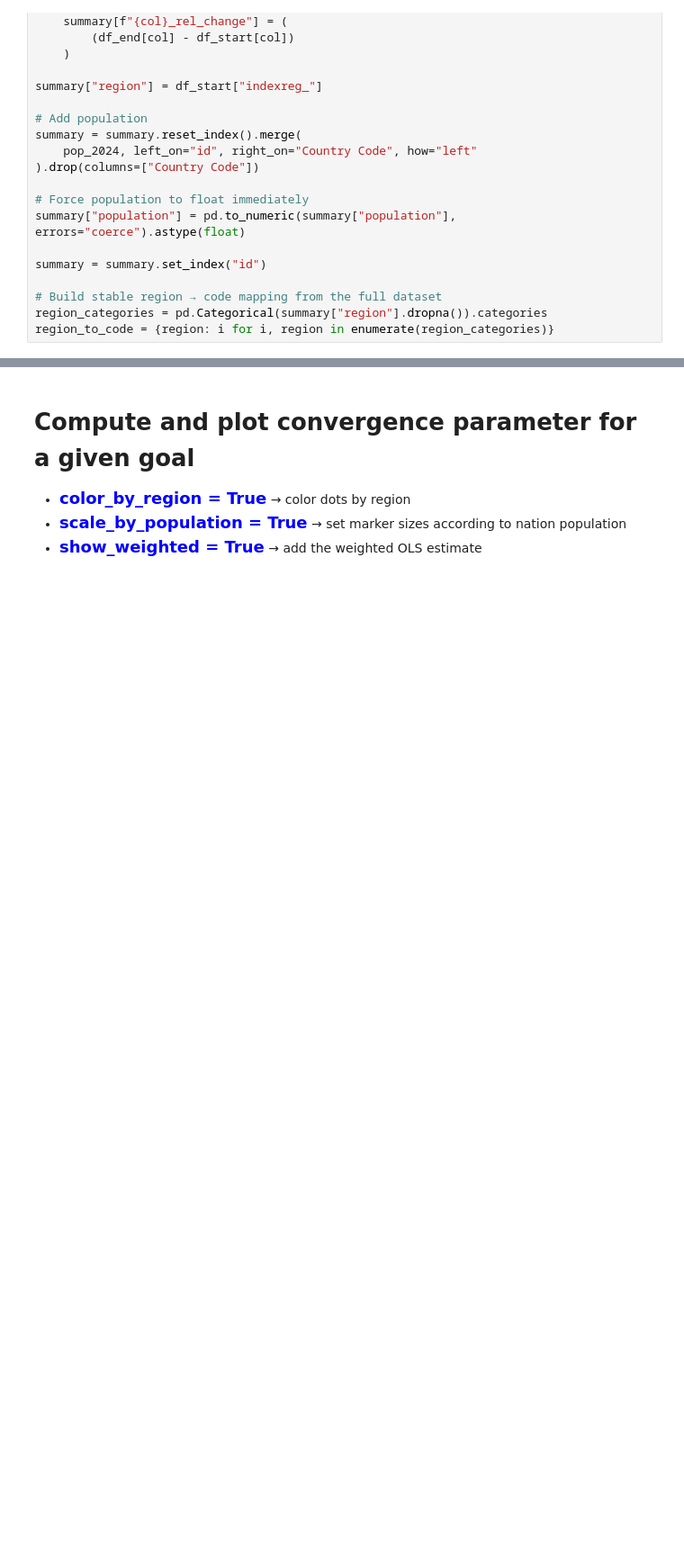
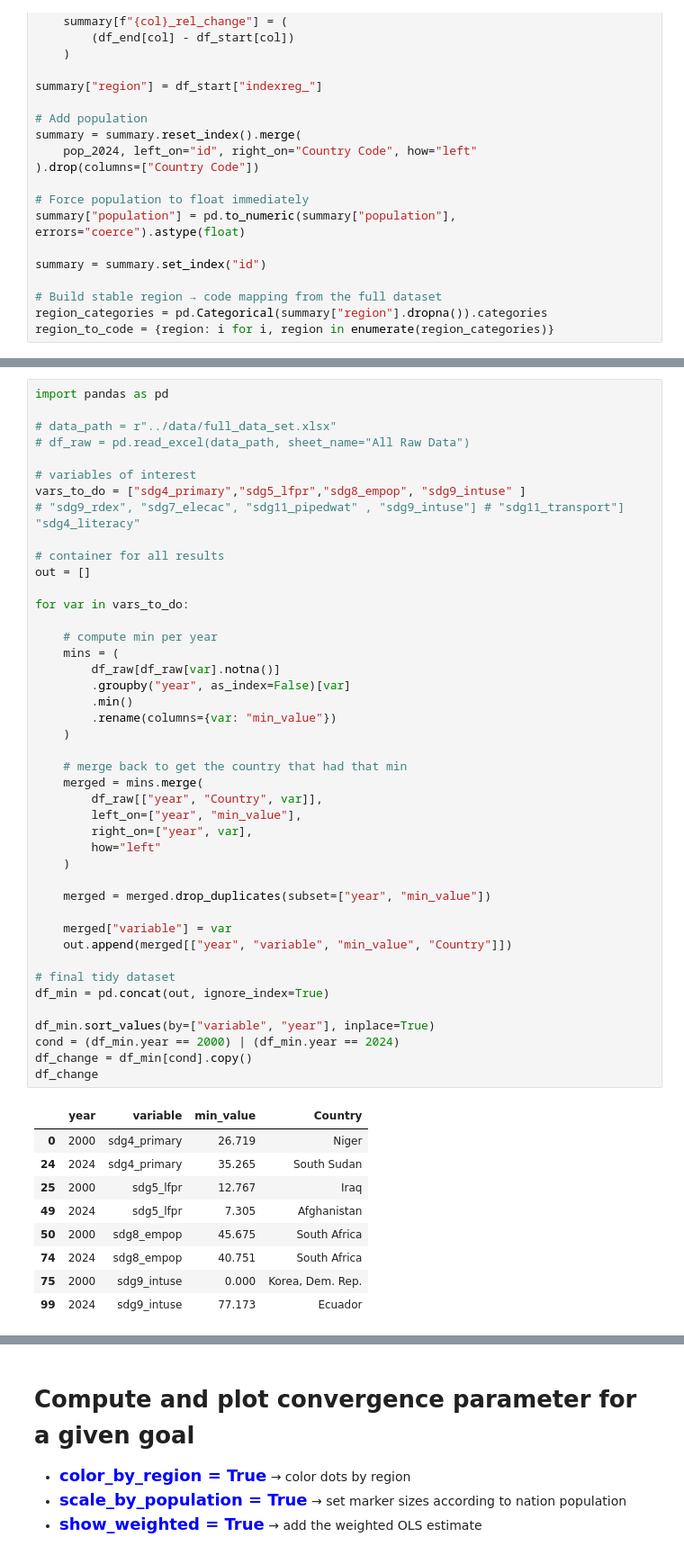
Before and after one commit to gqh814/FN, a Jupyter notebook: code/kode.ipynb, the cells around one changed output, grey strips where cells are left out. Shown: that part at 90% size. Saved outputs shown, nothing was run; the diff lists cells and outputs as text; blank space fills up the shorter version.

```diff
--- a/code/kode.ipynb
+++ b/code/kode.ipynb
@@ -79,0 +172,53 @@ region_to_code = {region: i for i, region in enumerate(region_categories)}
+# %%
+import pandas as pd
+
+# data_path = r"../data/full_data_set.xlsx"
+# df_raw = pd.read_excel(data_path, sheet_name="All Raw Data")
+
+# variables of interest
+vars_to_do = ["sdg4_primary","sdg5_lfpr","sdg8_empop", "sdg9_intuse" ]
+# "sdg9_rdex", "sdg7_elecac", "sdg11_pipedwat" , "sdg9_intuse"] # "sdg11_transport"] "sdg4_literacy"
+
+# container for all results
+out = []
+
+for var in vars_to_do:
+
+    # compute min per year
+    mins = (
+        df_raw[df_raw[var].notna()]
+        .groupby("year", as_index=False)[var]
+        .min()
+        .rename(columns={var: "min_value"})
+    )
+
+    # merge back to get the country that had that min
+    merged = mins.merge(
+        df_raw[["year", "Country", var]],
+        left_on=["year", "min_value"],
+        right_on=["year", var],
+        how="left"
+    )
+
+    merged = merged.drop_duplicates(subset=["year", "min_value"])
+
+    merged["variable"] = var
+    out.append(merged[["year", "variable", "min_value", "Country"]])
+
+# final tidy dataset
+df_min = pd.concat(out, ignore_index=True)
+
+df_min.sort_values(by=["variable", "year"], inplace=True)
+cond = (df_min.year == 2000) | (df_min.year == 2024)
+df_change = df_min[cond].copy()
+df_change
+# %% [output]
+|  | year | variable | min_value | Country |
+| 0 | 2000 | sdg4_primary | 26.719 | Niger |
+| 24 | 2024 | sdg4_primary | 35.265 | South Sudan |
+| 25 | 2000 | sdg5_lfpr | 12.767 | Iraq |
+| 49 | 2024 | sdg5_lfpr | 7.305 | Afghanistan |
+| 50 | 2000 | sdg8_empop | 45.675 | South Africa |
+| 74 | 2024 | sdg8_empop | 40.751 | South Africa |
+| 75 | 2000 | sdg9_intuse | 0.000 | Korea, Dem. Rep. |
+| 99 | 2024 | sdg9_intuse | 77.173 | Ecuador |
```
Also changed, not shown: parts of 14 cells of this notebook.
